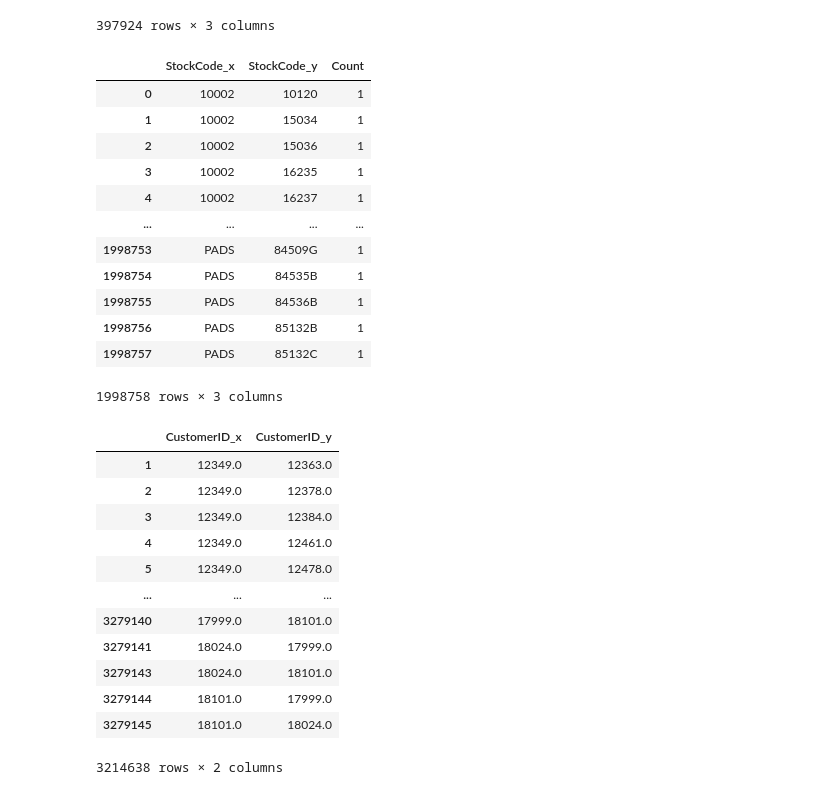
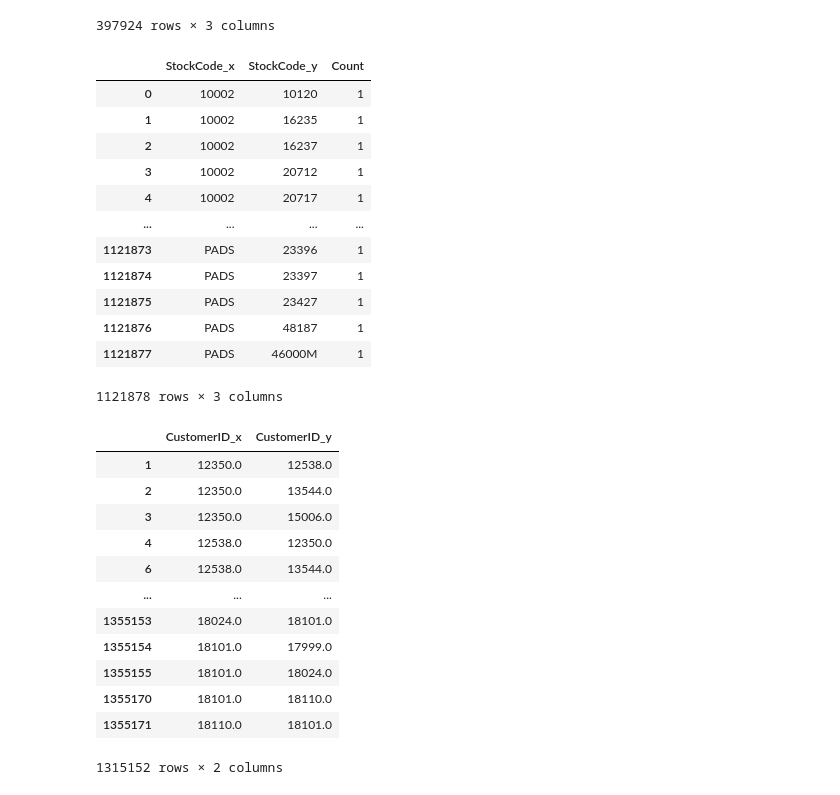
Before and after one commit to DEISI-ULHT-TFC-2023-24/TFC-DEISEI64-E-Commerce, a Jupyter notebook: Queries.ipynb, the cells around one changed output. Drawn from its saved outputs; the diff is of its cells as text; code cells hidden in the pictures.

Commit message:
Added two new graphics for product quantity representations and added a new filter based on quantity per client

```diff
--- a/Queries.ipynb
+++ b/Queries.ipynb
@@ -293,3 +315,23 @@ Try using .loc[row_indexer,col_indexer] = value instead
 See the caveats in the documentation: https://pandas.pydata.org/pandas-docs/stable/user_guide/indexing.html#returning-a-view-versus-a-copy
   This is separate from the ipykernel package so we can avoid doing imports until
 [figure]
+# %%
+# Convert 'InvoiceDate' to datetime format
+filtered_data_stockcode['InvoiceDate'] = pd.to_datetime(filtered_data_stockcode['InvoiceDate'])
+
+# Calculate the total quantity per day
+quantity_per_day = filtered_data_stockcode.groupby(filtered_data_stockcode['InvoiceDate'].dt.date)['Quantity'].sum()
+
+# Create a histogram
+plt.figure(figsize=(10, 6))
+quantity_per_day.plot(marker='o', linestyle='-', color='skyblue')
+plt.title('Total Quantity per Day')
+plt.xlabel('Date')
+plt.ylabel('Total Quantity')
+plt.grid(axis='y')
+plt.show()
+
+# Calculate quantis (25%,50%,75%)
+print(f'Q1 Quantile: {np.quantile(quantity_per_day, .25)}')
+print(f'Q2 Quantile: {np.quantile(quantity_per_day, .50)}')
+print(f'Q3 Quantile: {np.quantile(quantity_per_day, .75)}')
@@ -333,24 +380,24 @@ print(len(filtered_data_quantity))
 # More filtrations in order to make better network representations in Gephi
 
 # In the dataset we want to eliminate products that have been bought only once
-filtered_data_bought_once = filtered_data_stockcode[filtered_data_stockcode['StockCode'].isin(buys_per_product[buys_per_product > 1].index)] # Well Done
+filtered_data_bought_once = filtered_data_stockcode[filtered_data_stockcode['StockCode'].isin(buys_per_product[buys_per_product > 1].index)]
 
 print(len(filtered_data_bought_once))
 
 # In the dataset we want to eliminate clients that bought only one product
-filtered_data_clients = filtered_data_bought_once[filtered_data_bought_once['CustomerID'].isin(unique_products_per_client[unique_products_per_client > 1].index)] #Re-do
+filtered_data_clients = filtered_data_bought_once[filtered_data_bought_once['CustomerID'].isin(unique_products_per_client[unique_products_per_client > 1].index)]
 
 print(len(filtered_data_clients))
 
-# Filter CustomerIDs based on the 75th percentile
-filtered_data_quantile_customer = filtered_data_clients[filtered_data_clients['CustomerID'].isin(buys_per_client[buys_per_client <= np.quantile(buys_per_client, .50)].index)] # Well Done
+# Filter CustomerIDs based on the 50th percentile
+filtered_data_quantile_customer = filtered_data_clients[filtered_data_clients['CustomerID'].isin(buys_per_client[buys_per_client <= np.quantile(buys_per_client, .50)].index)]
 
 print(len(filtered_data_quantile_customer))
 
-# Filter StockCodes based on the 75th percentile
-# filtered_data_quantile_stockcode = filtered_data_quantile_customer[filtered_data_quantile_customer['StockCode'].isin(unique_products_per_client[unique_products_per_client <= np.quantile(unique_products_per_client, .75)].index)] #Re-do
+# Filter CustomersIDs based on the 50th percentile
+filtered_data_quantile_quantity = filtered_data_quantile_customer[filtered_data_quantile_customer['CustomerID'].isin(quantity_per_client[quantity_per_client <= np.quantile(quantity_per_client, .50)].index)] #Re-do
 
-#print(len(filtered_data_quantile_stockcode))
+print(len(filtered_data_quantile_quantity))
 # %% [output]
 396646
 396516
@@ -391,7 +439,7 @@ output_dataframe
 #----------------- Product-Product Relation -----------------#
 
 # Agroup the data by customerID, StockCode and their quantity
-output_agg = filtered_data_quantile_customer.groupby(['CustomerID', 'StockCode']).agg({'Quantity': 'sum'})
+output_agg = filtered_data_quantile_quantity.groupby(['CustomerID', 'StockCode']).agg({'Quantity': 'sum'})
 
 # Creates the correct index
 output_agg.reset_index(inplace=True)
@@ -412,50 +460,50 @@ product_product_relation
 # %% [output]
 |  | StockCode_x | StockCode_y | Count |
 | 0 | 10002 | 10120 | 1 |
-| 1 | 10002 | 15034 | 1 |
-| 2 | 10002 | 15036 | 1 |
-| 3 | 10002 | 16235 | 1 |
-| 4 | 10002 | 16237 | 1 |
+| 1 | 10002 | 16235 | 1 |
+| 2 | 10002 | 16237 | 1 |
+| 3 | 10002 | 20712 | 1 |
+| 4 | 10002 | 20717 | 1 |
 | ... | ... | ... | ... |
-| 1998753 | PADS | 84509G | 1 |
-| 1998754 | PADS | 84535B | 1 |
-| 1998755 | PADS | 84536B | 1 |
-| 1998756 | PADS | 85132B | 1 |
-| 1998757 | PADS | 85132C | 1 |
+| 1121873 | PADS | 23396 | 1 |
+| 1121874 | PADS | 23397 | 1 |
+| 1121875 | PADS | 23427 | 1 |
+| 1121876 | PADS | 48187 | 1 |
+| 1121877 | PADS | 46000M | 1 |
-1998758 rows × 3 columns
+1121878 rows × 3 columns
 # %%
 #----------------- Client-Client Relation -----------------#
 
 # Agroup the data by customerID, StockCode and their quantity
-output_agg_cc = filtered_data_quantile_customer.groupby(['CustomerID', 'StockCode']).agg({'Quantity': 'sum'})
+output_agg_cc = filtered_data_quantile_quantity.groupby(['CustomerID', 'StockCode']).agg({'Quantity': 'sum'})
 
 # Creates the correct index
 output_agg_cc.reset_index(inplace=True)
 
 # Merge the dataframe to create the relation needed
 output_agg_cc = pd.merge(output_agg_cc, output_agg_cc, how='inner', on='StockCode')
 
 # Filters the output, where it only gives the clients that are different
 result_df_cc = output_agg_cc[output_agg_cc['CustomerID_x'] != output_agg_cc['CustomerID_y']]
 
 # Get the dataframe with only the products
 result_df_cc = result_df_cc[['CustomerID_x', 'CustomerID_y']]
 
 result_df_cc
 # %% [output]
 |  | CustomerID_x | CustomerID_y |
-| 1 | 12349.0 | 12363.0 |
-| 2 | 12349.0 | 12378.0 |
-| 3 | 12349.0 | 12384.0 |
-| 4 | 12349.0 | 12461.0 |
-| 5 | 12349.0 | 12478.0 |
+| 1 | 12350.0 | 12538.0 |
+| 2 | 12350.0 | 13544.0 |
+| 3 | 12350.0 | 15006.0 |
+| 4 | 12538.0 | 12350.0 |
+| 6 | 12538.0 | 13544.0 |
 | ... | ... | ... |
-| 3279140 | 17999.0 | 18101.0 |
-| 3279141 | 18024.0 | 17999.0 |
-| 3279143 | 18024.0 | 18101.0 |
-| 3279144 | 18101.0 | 17999.0 |
-| 3279145 | 18101.0 | 18024.0 |
+| 1355153 | 18024.0 | 18101.0 |
+| 1355154 | 18101.0 | 17999.0 |
+| 1355155 | 18101.0 | 18024.0 |
+| 1355170 | 18101.0 | 18110.0 |
+| 1355171 | 18110.0 | 18101.0 |
-3214638 rows × 2 columns
+1315152 rows × 2 columns
 # %%
 #----------------- Export Results -----------------#
 
```
Also changed, not shown: parts of 5 cells of this notebook, 2 other files.
